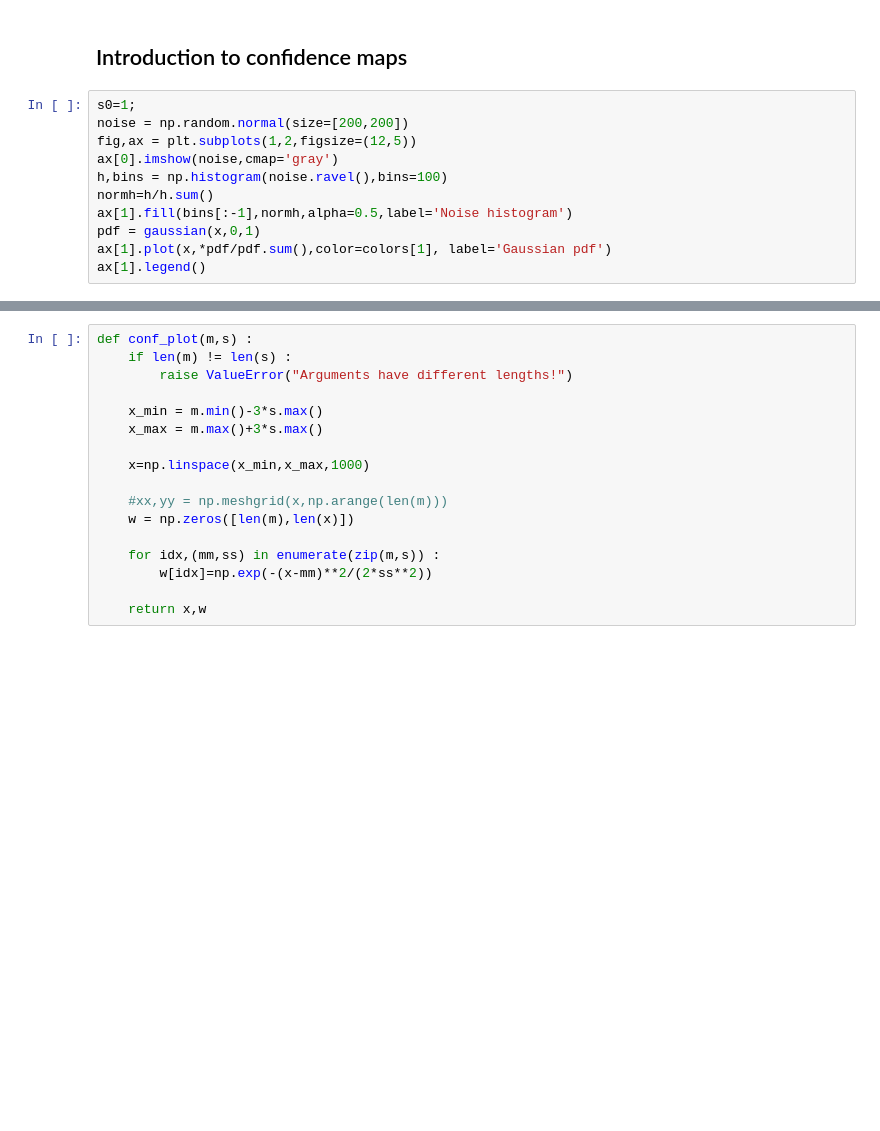
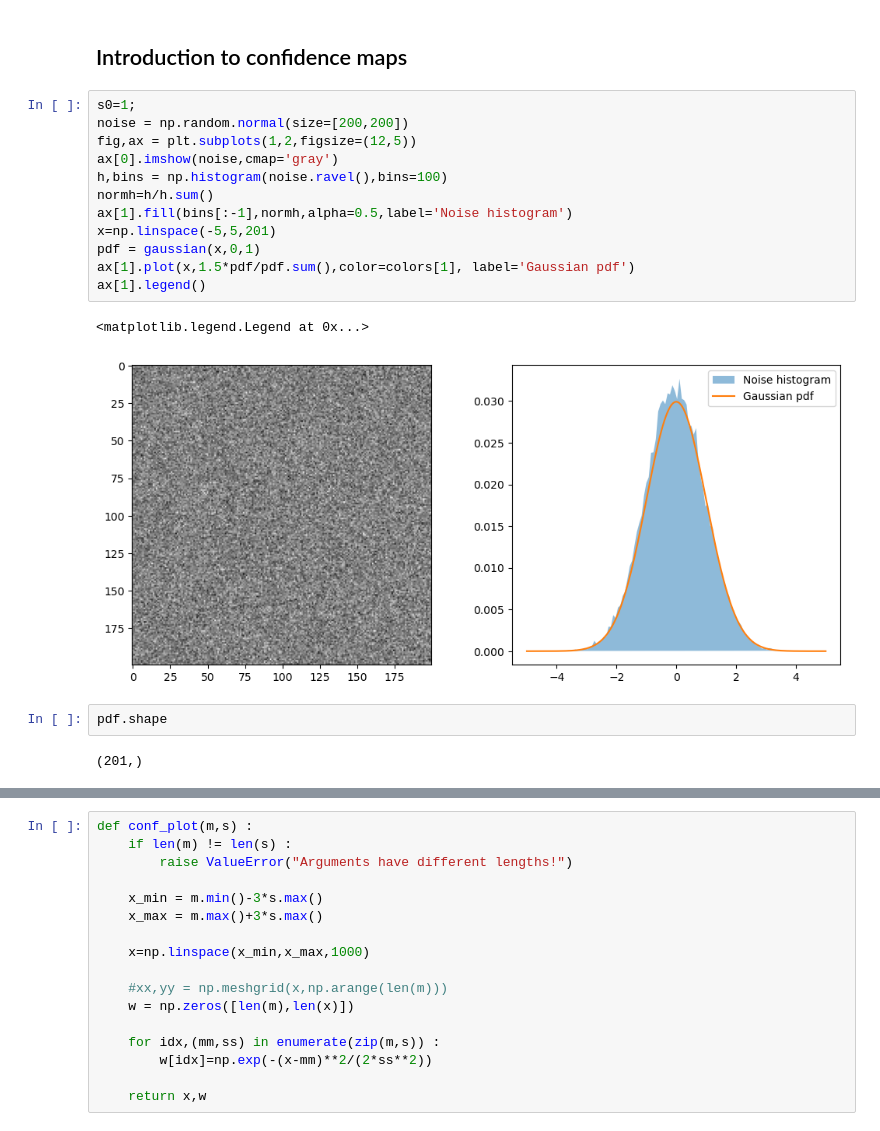
Before and after one commit to ImagingLectures/Quantitative-Big-Imaging-2024, a Jupyter notebook: Lectures/Lecture-08/ConfidenceMap.ipynb, the cells around one changed output, grey strips where cells are left out. Cells and saved outputs as stored; diff of their text form; blank space fills up the shorter version.

```diff
--- a/Lectures/Lecture-08/ConfidenceMap.ipynb
+++ b/Lectures/Lecture-08/ConfidenceMap.ipynb
@@ -38,13 +45,21 @@ plt.plot(x,cdf(x,m1,s1))
 # %%
 s0=1;
 noise = np.random.normal(size=[200,200])
 fig,ax = plt.subplots(1,2,figsize=(12,5))
 ax[0].imshow(noise,cmap='gray')
 h,bins = np.histogram(noise.ravel(),bins=100)
 normh=h/h.sum()
 ax[1].fill(bins[:-1],normh,alpha=0.5,label='Noise histogram')
+x=np.linspace(-5,5,201)
 pdf = gaussian(x,0,1)
-ax[1].plot(x,*pdf/pdf.sum(),color=colors[1], label='Gaussian pdf')
+ax[1].plot(x,1.5*pdf/pdf.sum(),color=colors[1], label='Gaussian pdf')
 ax[1].legend()
+# %% [output]
+<matplotlib.legend.Legend at 0x...>
+[figure, added]
+# %%
+pdf.shape
+# %% [output]
+(201,)
 # %%
 noise.std()
```
Also changed, not shown: parts of 16 cells of this notebook, 3 other files.
